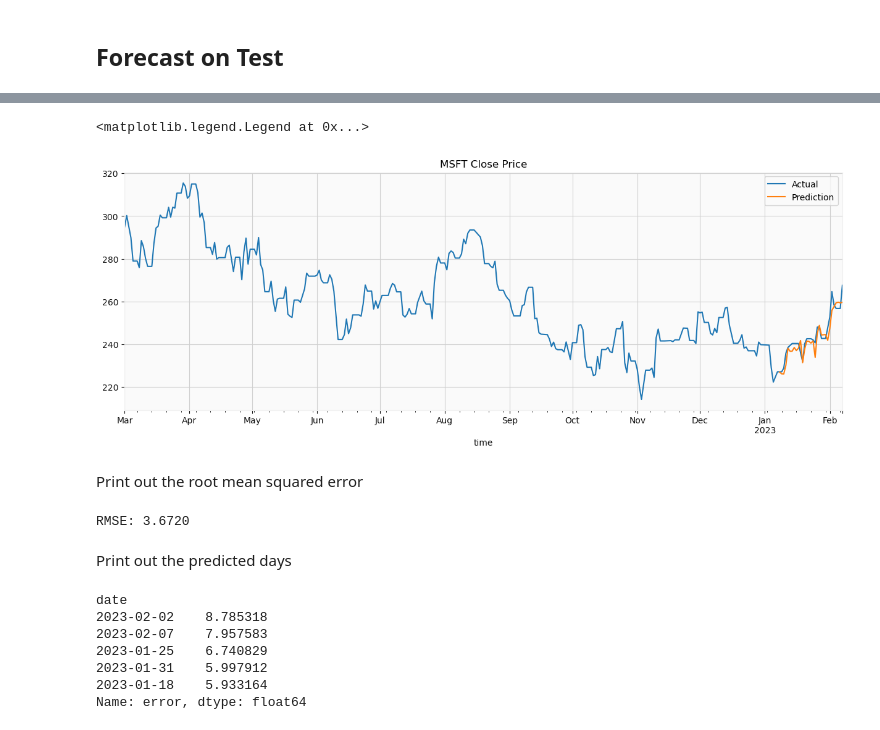
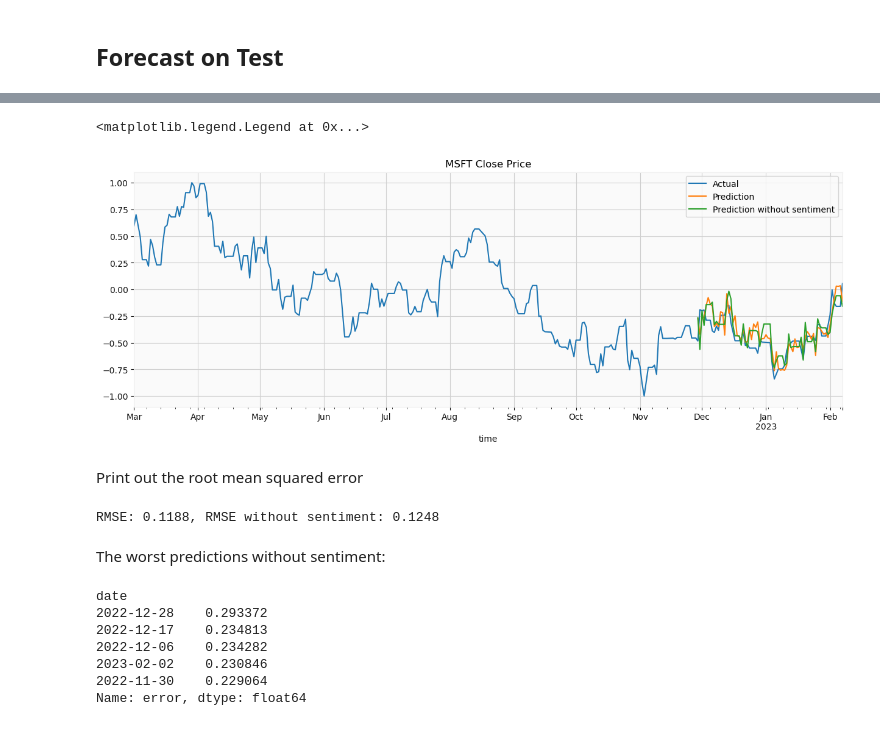
Before and after one commit to DavidPeleg6/Financial_News_Sentiments, a Jupyter notebook: baseline_analysis/msft_analysis.ipynb, the cells around one changed output, grey strips where cells are left out. Cells and saved outputs as stored; diff of their text form; code cells hidden in the pictures.

Commit message:
added comparison between with and without sentiment

```diff
--- a/baseline_analysis/msft_analysis.ipynb
+++ b/baseline_analysis/msft_analysis.ipynb
@@ -231,7 +253,7 @@ Text(0.5, 0, '')
 # %% [markdown]
 Load the daily price data and append it to the news dataset
 # %%
-prices_df = pd.read_csv('msft_prices.csv', index_col=0)
+prices_df = pd.read_csv('msft_weekly_prices.csv', index_col=0)
 # sort the prices by date
 prices_df.index = pd.to_datetime(prices_df.index)
 prices_df.sort_index(ascending=False, inplace=True)
@@ -318,16 +342,22 @@ import xgboost as xgb
 ## Split to train and test data
 # %%
 df = pd.read_csv('msft_dataset.csv', index_col=0)
+# df = pd.read_csv('msft_weekly_dataset.csv', index_col=0)
+
 df.index = pd.to_datetime(df.index)
 df.sort_index(ascending=False, inplace=True)
 # drop any column that contains a date time value
 df = df.drop(columns=[col for col in df.columns if df[col].dtype != 'float64']).dropna()
+# scale up sentiment scores to be the same magnitude as the close price
+# df['sentiment'] = df['sentiment'] * 100
 # normalize values
-# df = df.apply(lambda x: (x - x.min()) / (x.max() - x.min()) * 2 - 1)
+df = df.apply(lambda x: (x - x.min()) / (x.max() - x.min()) * 2 - 1)
 # also drop any values that could contribute to overfitting
 df = df.drop(columns=['adjusted_close', 'high', 'low'])
+# drop any columns that contain nan values
+df = df.dropna(axis=1)
 # get all times before the last month
-train_df, test_df = df[df.index < df.index.max() - pd.DateOffset(days=30)], df[df.index >= df.index.max() - pd.DateOffset(days=30)]
+train_df, test_df = df[df.index < df.index.max() - pd.DateOffset(weeks=10)], df[df.index >= df.index.max() - pd.DateOffset(weeks=10)]
 # plot both the training and testing data
 train_df['close'].plot(figsize=(15, 5), title='MSFT Close Price', label='Train Set')
 test_df['close'].plot(figsize=(15, 5), title='MSFT Close Price', label='Test Set')
@@ -343,9 +374,14 @@ plt.legend()
 # %%
-reg = xgb.XGBRegressor(n_estimators=1000, early_stopping_rounds=100, eval_metric='rmse', learning_rate=0.1, max_depth=5, subsample=0.8, colsample_bytree=0.8, random_state=42)
-X_train = train_df.drop(columns=['close'])
-y_train = train_df['close']
-X_test = test_df.drop(columns=['close'])
-y_test = test_df['close']
+reg = xgb.XGBRegressor(n_estimators=1000, early_stopping_rounds=200, eval_metric='rmse', learning_rate=0.1, max_depth=5, subsample=0.8, colsample_bytree=0.8, random_state=42)
+reg_no_sent = xgb.XGBRegressor(n_estimators=1000, early_stopping_rounds=200, eval_metric='rmse', learning_rate=0.1, max_depth=5, subsample=0.8, colsample_bytree=0.8, random_state=42)
+
+X_train, y_train = train_df.drop(columns=['close']), train_df['close']
+X_test, y_test = test_df.drop(columns=['close']), test_df['close']
+
+x_no_sent_train = X_train.drop(columns=['sentiment'])
+x_no_sent_test = X_test.drop(columns=['sentiment'])
+
 reg.fit(X_train, y_train, eval_set=[(X_train, y_train), (X_test, y_test)], verbose=True)
+reg_no_sent.fit(x_no_sent_train, y_train, eval_set=[(x_no_sent_train, y_train), (x_no_sent_test, y_test)], verbose=True)
 print('done')
 # %% [output]
@@ -376,5 +412,6 @@ fi.plot(kind='barh', figsize=(15, 5), title='Feature Importance')
 ## Forecast on Test
 # %%
 X_test['prediction'] = reg.predict(X_test)
-df = df.merge(X_test[['prediction']], how='left', left_index=True, right_index=True)
-df
+x_no_sent_test['prediction'] = reg_no_sent.predict(x_no_sent_test)
+df = df.copy().merge(X_test[['prediction']], how='left', left_index=True, right_index=True)
+# df_no_sent = df.copy().merge(x_no_sent_test[['prediction']], how='left', left_index=True, right_index=True)
@@ -396,28 +418,32 @@ df
 # %%
 df['close'].plot(figsize=(15, 5), title='MSFT Close Price', label='Actual')
 df['prediction'].plot(figsize=(15, 5), title='MSFT Close Price', label='Prediction')
+x_no_sent_test['prediction'].plot(figsize=(15, 5), title='MSFT Close Price', label='Prediction without sentiment')
+# plot the prediction once every 7 days
+# df['prediction'].iloc[::7].plot(figsize=(15, 5), title='MSFT Close Price', label='smoothed Prediction')
 plt.legend()
 # %% [output]
 <matplotlib.legend.Legend at 0x...>
-[figure, old version]
+[figure, new version]
 # %% [markdown]
 Print out the root mean squared error
 # %%
 score = np.sqrt(mean_squared_error(y_test, X_test['prediction']))
-print(f'RMSE: {score:.4f}')
+score_no_sent = np.sqrt(mean_squared_error(y_test, x_no_sent_test['prediction']))
+print(f'RMSE: {score:.4f}, RMSE without sentiment: {score_no_sent:.4f}')
 # %% [output]
-RMSE: 3.6720
+RMSE: 0.1188, RMSE without sentiment: 0.1248
-# %% [markdown]
-Print out the predicted days
+# %% [markdown]
+The worst predictions without sentiment:
 # %%
 X_test['error'] = np.abs(X_test['prediction'] - y_test)
 X_test['date'] = X_test.index
-X_test.groupby(['date']).mean().sort_values(ascending=False, by='error')['error'].head()
+print(X_test.groupby(['date']).mean().sort_values(ascending=False, by='error')['error'].head())
 # %% [output]
 date
-2023-02-02    8.785318
-2023-02-07    7.957583
-2023-01-25    6.740829
-2023-01-31    5.997912
-2023-01-18    5.933164
+2022-12-28    0.293372
+2022-12-17    0.234813
+2022-12-06    0.234282
+2023-02-02    0.230846
+2022-11-30    0.229064
 Name: error, dtype: float64
```
Also changed, not shown: parts of 18 cells of this notebook, 5 other files.
